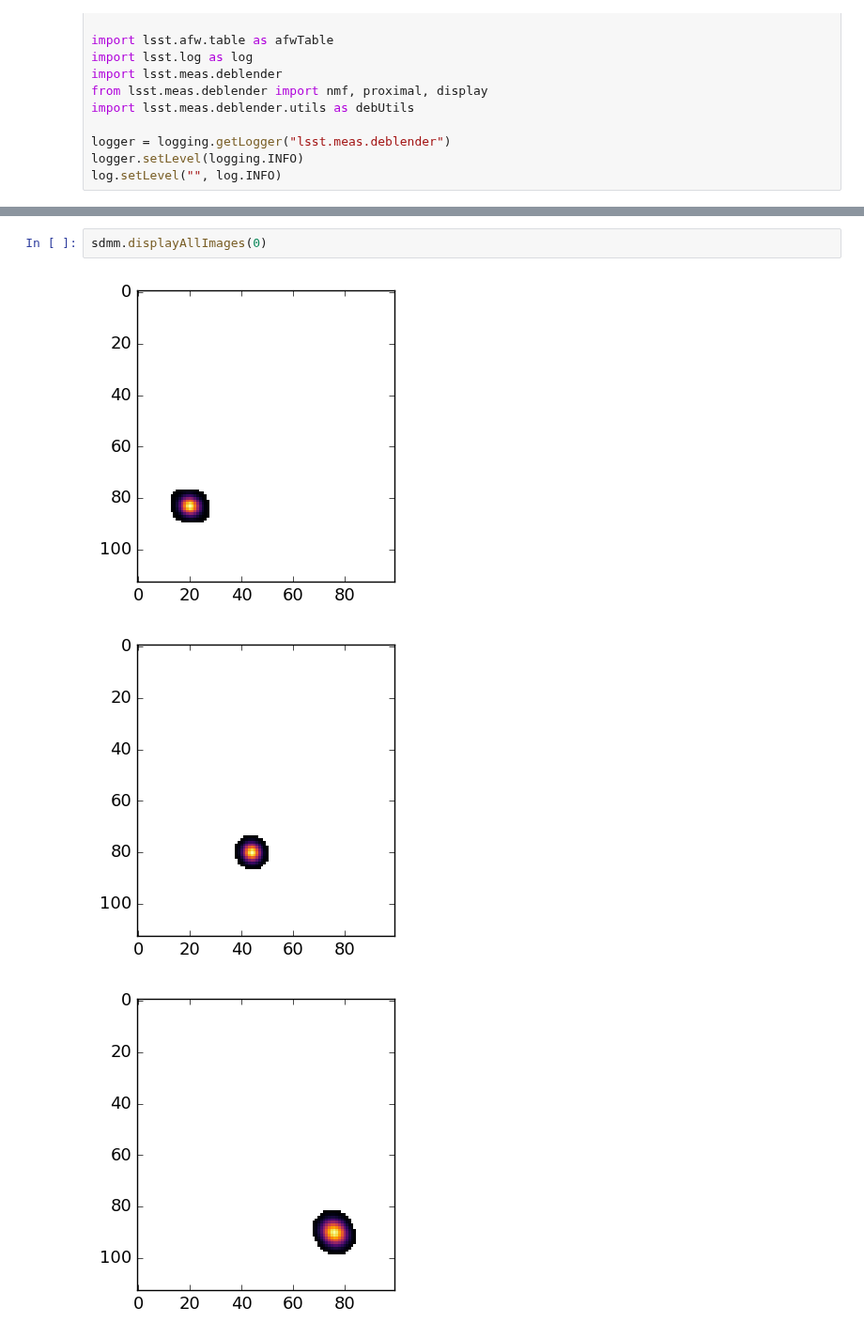
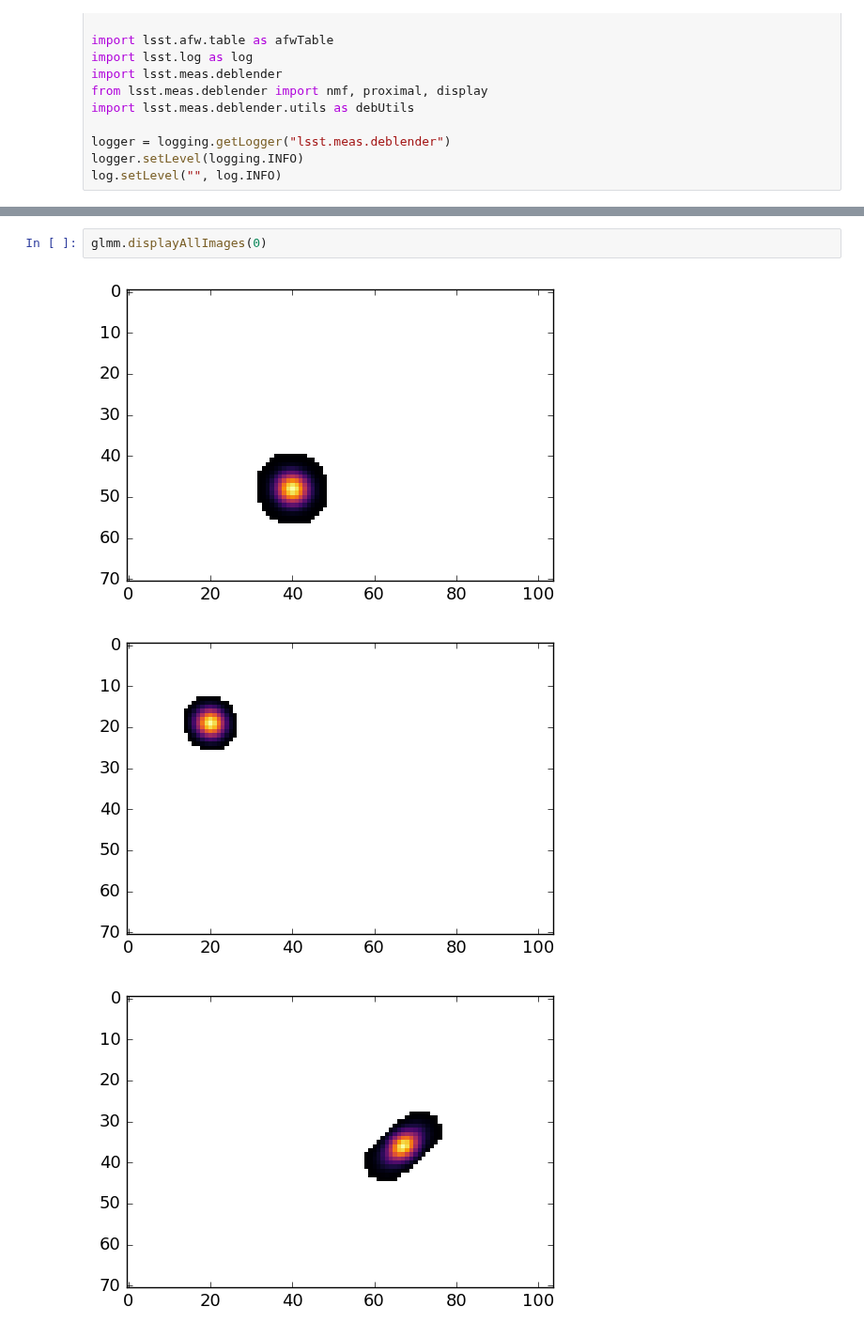
Before and after one commit to lsst/meas_deblender, a Jupyter notebook: examples/testGLM.ipynb, the cells around one changed output, grey strips where cells are left out. Shown at 94% size. Saved outputs shown, nothing was run; the diff lists cells and outputs as text.

```diff
--- a/examples/testGLM.ipynb
+++ b/examples/testGLM.ipynb
@@ -80,6 +85,6 @@ Wall time: 1min 24s
 # %%
-sdmm.displayAllImages(0)
+glmm.displayAllImages(0)
 # %% [output]
-[figure, old version]
+[figure, new version]
-[figure, old version]
+[figure, new version]
-[figure, old version]
+[figure, new version]
```
Also changed, not shown: parts of 7 cells of this notebook, 3 other files.
